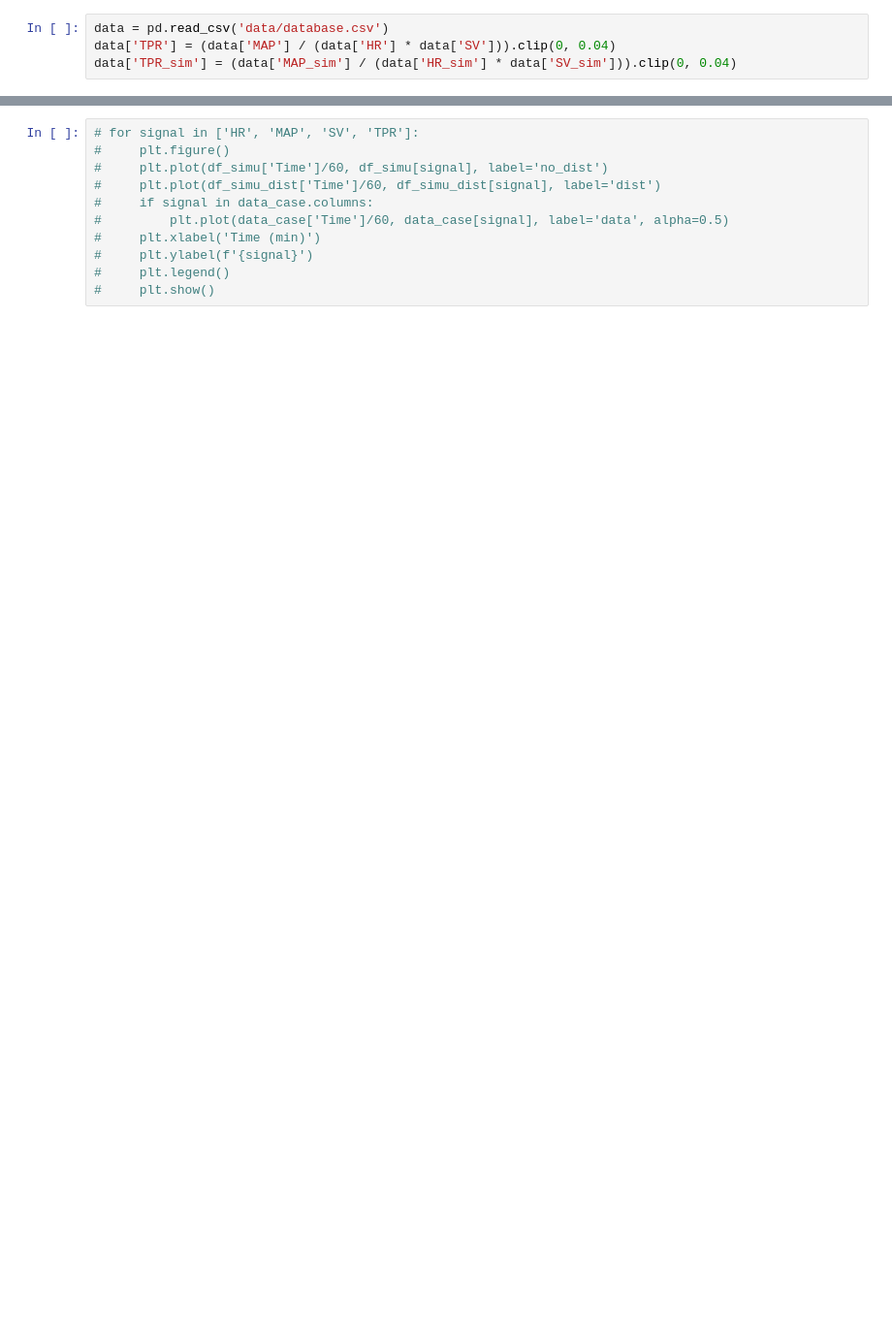
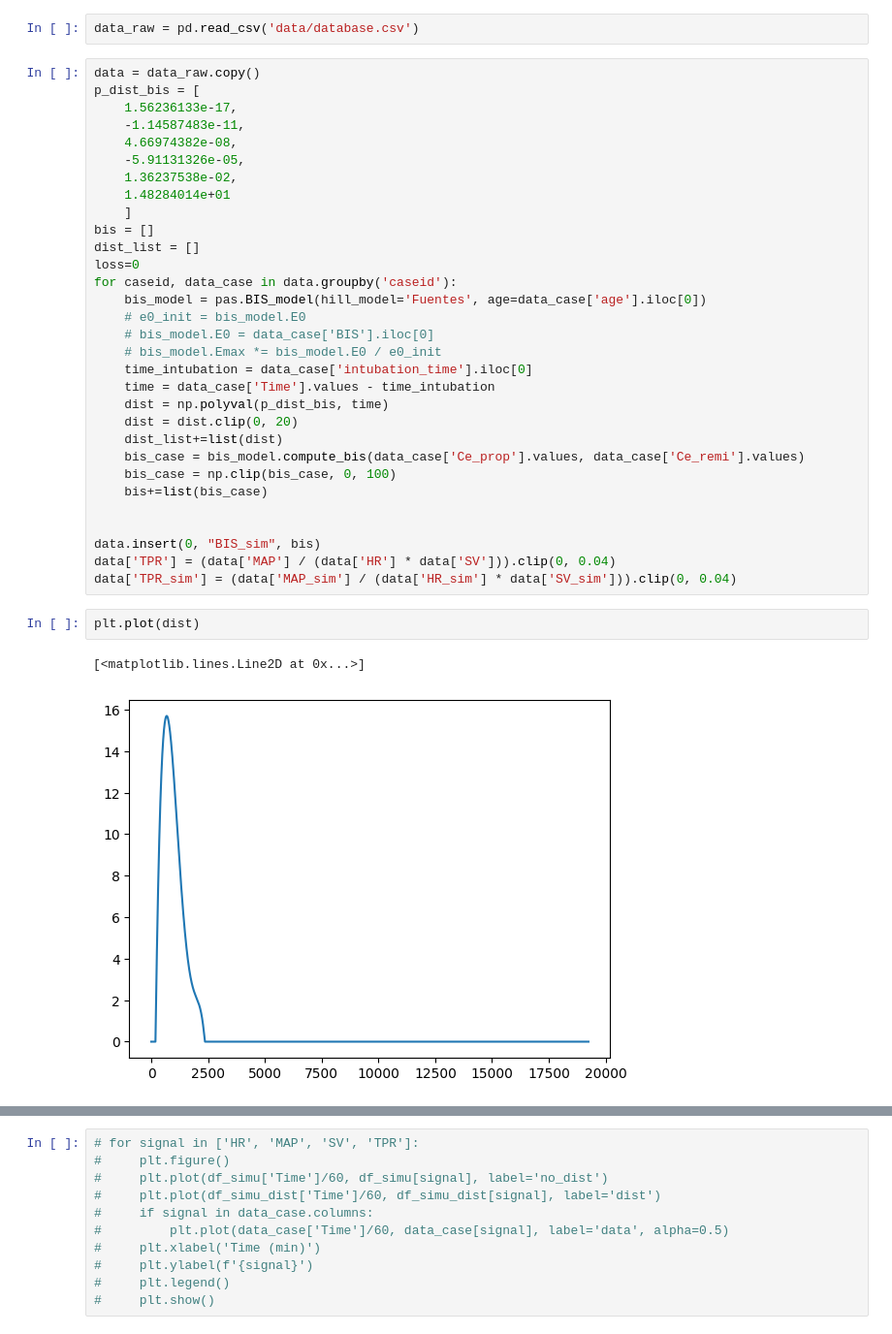
Before and after one commit to AnesthesiaSimulation/stimuli_effect_identification, a Jupyter notebook: scripts/disturbance_vdb.ipynb, the cells around one changed output, grey strips where cells are left out. Shown at 97% size. Drawn from its saved outputs; the diff is of its cells as text; blank space fills up the shorter version.

```diff
--- a/scripts/disturbance_vdb.ipynb
+++ b/scripts/disturbance_vdb.ipynb
@@ -9,4 +7,38 @@ from scipy.signal import dlsim, TransferFunction
-# %%
-data = pd.read_csv('data/database.csv')
-data['TPR'] = (data['MAP'] / (data['HR'] * data['SV'])).clip(0, 0.04)
-data['TPR_sim'] = (data['MAP_sim'] / (data['HR_sim'] * data['SV_sim'])).clip(0, 0.04)
+# %%
+data_raw = pd.read_csv('data/database.csv')
+# %%
+data = data_raw.copy()
+p_dist_bis = [
+    1.56236133e-17,
+    -1.14587483e-11,
+    4.66974382e-08,
+    -5.91131326e-05,
+    1.36237538e-02,
+    1.48284014e+01
+    ]
+bis = []
+dist_list = []
+loss=0
+for caseid, data_case in data.groupby('caseid'):
+    bis_model = pas.BIS_model(hill_model='Fuentes', age=data_case['age'].iloc[0])
+    # e0_init = bis_model.E0
+    # bis_model.E0 = data_case['BIS'].iloc[0]
+    # bis_model.Emax *= bis_model.E0 / e0_init
+    time_intubation = data_case['intubation_time'].iloc[0]
+    time = data_case['Time'].values - time_intubation
+    dist = np.polyval(p_dist_bis, time)
+    dist = dist.clip(0, 20)
+    dist_list+=list(dist)
+    bis_case = bis_model.compute_bis(data_case['Ce_prop'].values, data_case['Ce_remi'].values)
+    bis_case = np.clip(bis_case, 0, 100)
+    bis+=list(bis_case)
+
+
+data.insert(0, "BIS_sim", bis)
+data['TPR'] = (data['MAP'] / (data['HR'] * data['SV'])).clip(0, 0.04)
+data['TPR_sim'] = (data['MAP_sim'] / (data['HR_sim'] * data['SV_sim'])).clip(0, 0.04)
+# %%
+plt.plot(dist)
+# %% [output]
+[<matplotlib.lines.Line2D at 0x...>]
+[figure, added]
```
Also changed, not shown: parts of 13 cells of this notebook, 5 other files.
